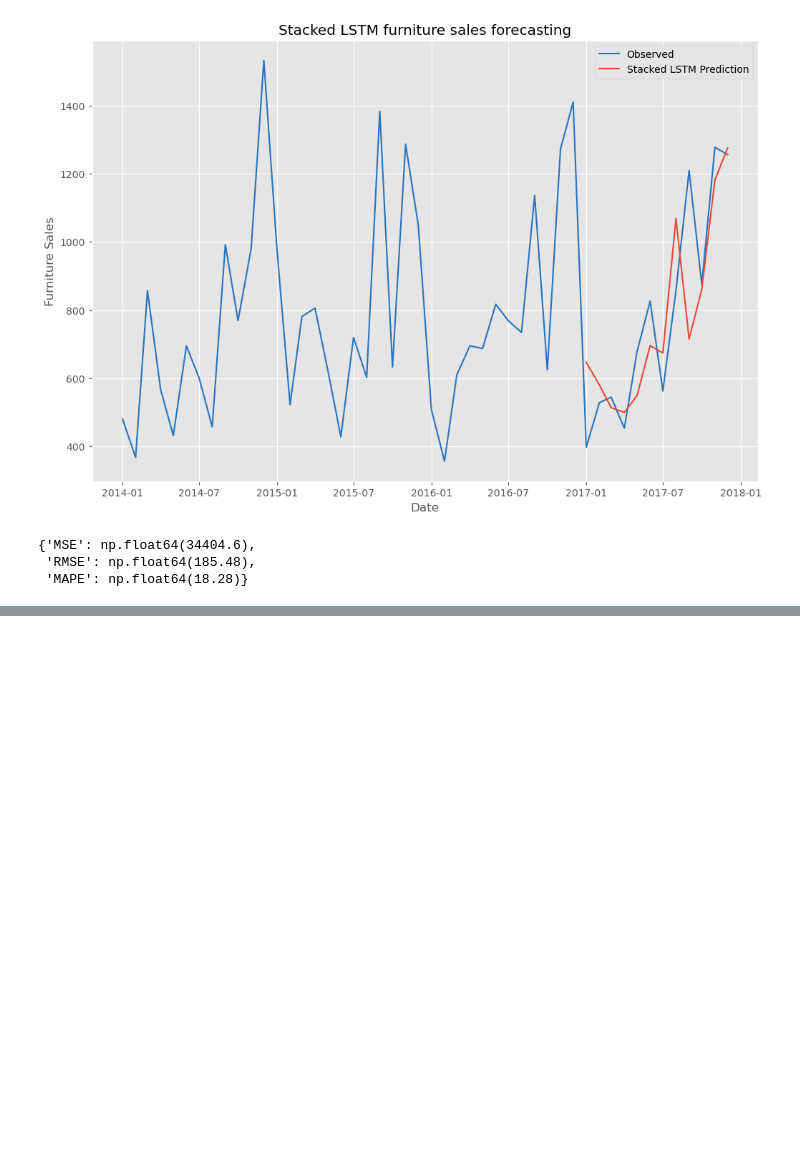
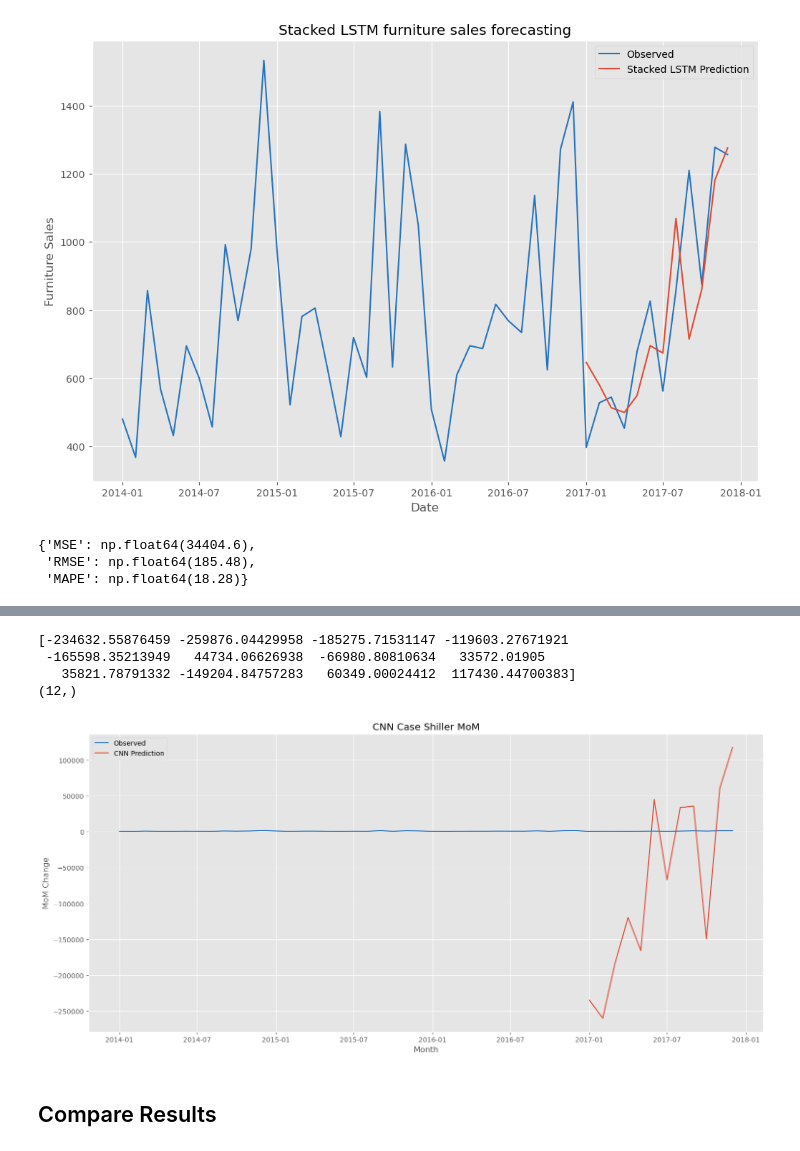
Before and after one commit to stdost/retail_store_sales_forecasting, a Jupyter notebook: notebooks/Project_playground.ipynb, the cells around one changed output, grey strips where cells are left out. Cells and saved outputs as stored; diff of their text form; code cells hidden in the pictures; blank space fills up the shorter version.

```diff
--- a/notebooks/Project_playground.ipynb
+++ b/notebooks/Project_playground.ipynb
@@ -506,0 +649,25 @@ stacked_lstm
+# %%
+# Averaging over multiple runs (to keep the loop structure like in the original code)
+store4 = np.zeros((n_input, n_runs))
+
+for i in range(n_runs):
+    #reset_weights(model)  # Reset the weights to random
+    model = CNNModel(n_input, n_features).to(device)
+    train_model(model, train_loader, epochs)
+    pred_list = []
+
+    batch = train_data[-n_input:].reshape((1, n_input, n_features))
+    batch = torch.tensor(batch, dtype=torch.float32).to(device)
+
+    with torch.no_grad():
+        for j in range(n_input):
+            pred = model(batch).item()
+            pred_list.append(pred)
+           # Update the batch by appending the prediction and removing the first element
+            pred_tensor = torch.tensor([[[pred]]], dtype=torch.float32).to(device)  # Ensure pred is on device
+            batch = torch.cat((batch[:, 1:, :], pred_tensor), dim=1)
+
+    store4[:, i] = scaler.inverse_transform(np.array(pred_list).reshape(-1, 1)).flatten()
+
+# Averaging predictions
+final_cnn = np.mean(store4, axis=1)
@@ -506,0 +692,18 @@ stacked_lstm
+# %%
+print(final_cnn)
+print(final_cnn.shape)
+# %% [output]
+[-234632.55876459 -259876.04429958 -185275.71531147 -119603.27671921
+ -165598.35213949   44734.06626938  -66980.80810634   33572.01905
+   35821.78791332 -149204.84757283   60349.00024412  117430.44700383]
+(12,)
+# %%
+plt.plot(avg_furniture_sales.index,avg_furniture_sales,label="Observed",color='#2574BF')
+plt.plot(avg_furniture_sales[36:].index,final_cnn,label="CNN Prediction")
+plt.title('CNN Case Shiller MoM')
+plt.xlabel('Month')
+plt.ylabel('MoM Change')
+plt.legend()
+plt.show()
+# %% [output]
+[figure, added]
@@ -506,0 +713,2 @@ stacked_lstm
+# %% [markdown]
+## Compare Results
```
Also changed, not shown: parts of 22 cells of this notebook.
